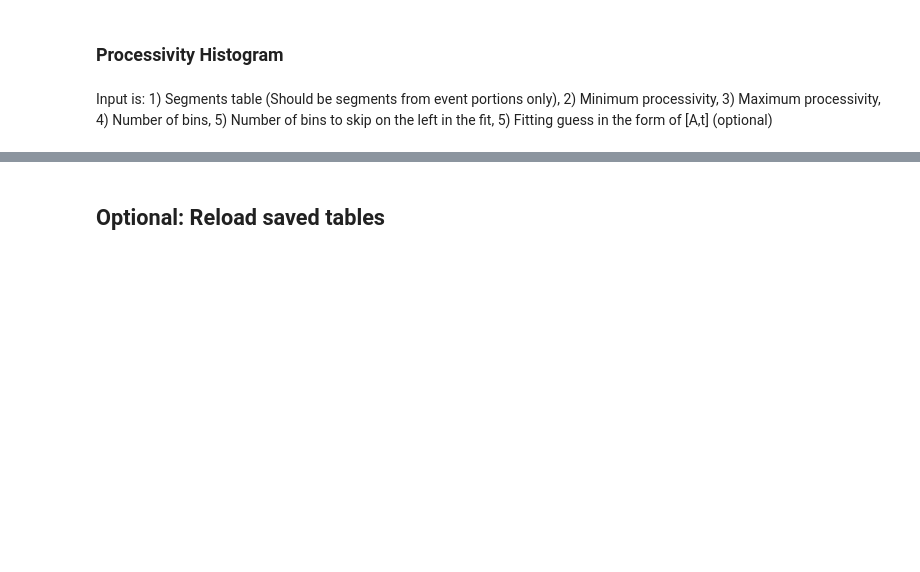
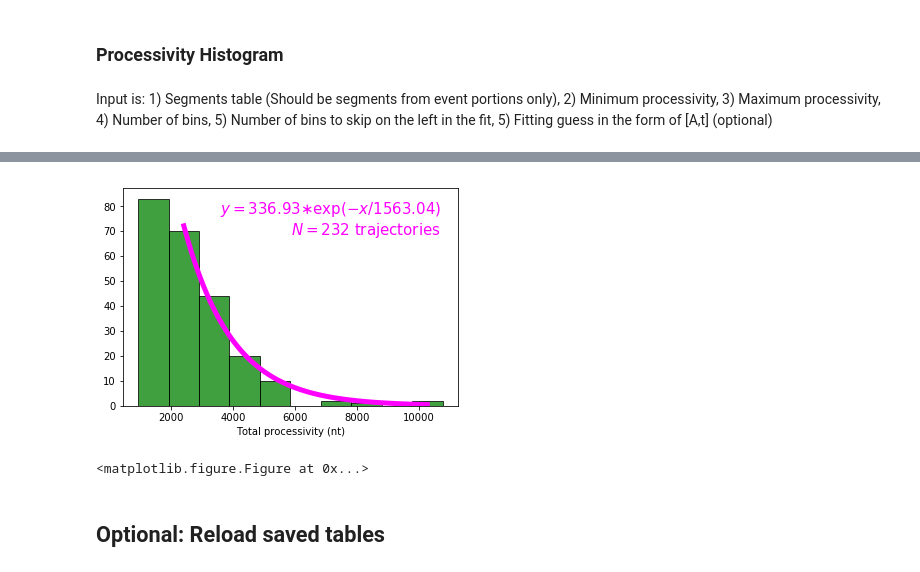
Before and after one commit to flynn949/beadpy, a Jupyter notebook: BeadAnalysis.ipynb, the cells around one changed output, grey strips where cells are left out. Saved outputs shown, nothing was run; the diff lists cells and outputs as text; code cells hidden in the pictures; blank space fills up the shorter version.

```diff
--- a/BeadAnalysis.ipynb
+++ b/BeadAnalysis.ipynb
@@ -193,5 +213,5 @@ results.to_csv('pythonresults.csv', index = False, float_format='%.4f')
 # %%
-segments = beadpy.segments_finder(results, params.coarsesigma)
+segments = beadpy.segment_finder(results, sigma = params.coarsesigma)
 # %% [markdown]
 Segments plotter, the input is:
 
@@ -234,7 +254,7 @@ curatedsegments = filtsegments[filtsegments.trajectory.isin(curatedresults.traje
 # %% [markdown]
 Now do a fine-grained changepoint analysis of the automatically determined event regions of the filtered data set. This will be used to generate the rate histogram. This now uses per-trajectory sigma values calculated from the initial event-free period. Sigma_start and sigma_end should be specified in seconds.
 # %%
-segmentsfine = beadpy.ratefinder_autosigma(curatedresults,filtsegments, sigma_start = 10, sigma_end = 130)
+segmentsfine = beadpy.ratefinder_autosigma(curatedresults,curatedsegments, sigma_start = 10, sigma_end = 100)
 # %% [markdown]
 Alternatively, a global sigma value can be applied using the following function:
 # %%
@@ -271,5 +292,5 @@ exampletrajseg
 # %% [markdown]
 Input is: 1) Segments table (Should be segments from event portions only), 2) Minimum processivity, 3) Maximum processivity, 4) Number of bins, 5) Number of bins to skip on the left in the fit, 5) Fitting guess in the form of [A,t] (optional)
 # %%
-beadpy.processivity(segmentsfine, 0, curatedsegments.displacement.max()*1.5, params.ratebins, 2)
+beadpy.processivity(segmentsfine, 0, curatedsegments.displacement.max()*1.5, params.ratebins, 1)
 # %% [output]
@@ -278,3 +297,5 @@ beadpy.processivity(segmentsfine, 0, curatedsegments.displacement.max()*1.5, par
+[figure, added]
+<matplotlib.figure.Figure at 0x...>
 # %% [markdown]
 ## Optional: Reload saved tables
 # %%
```
Also changed, not shown: parts of 7 cells of this notebook, 3 other files.
